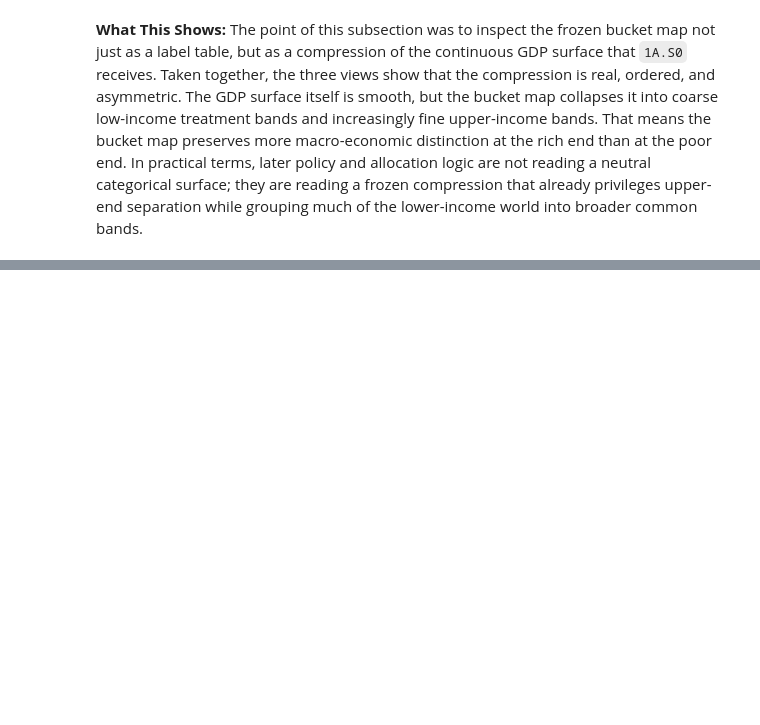
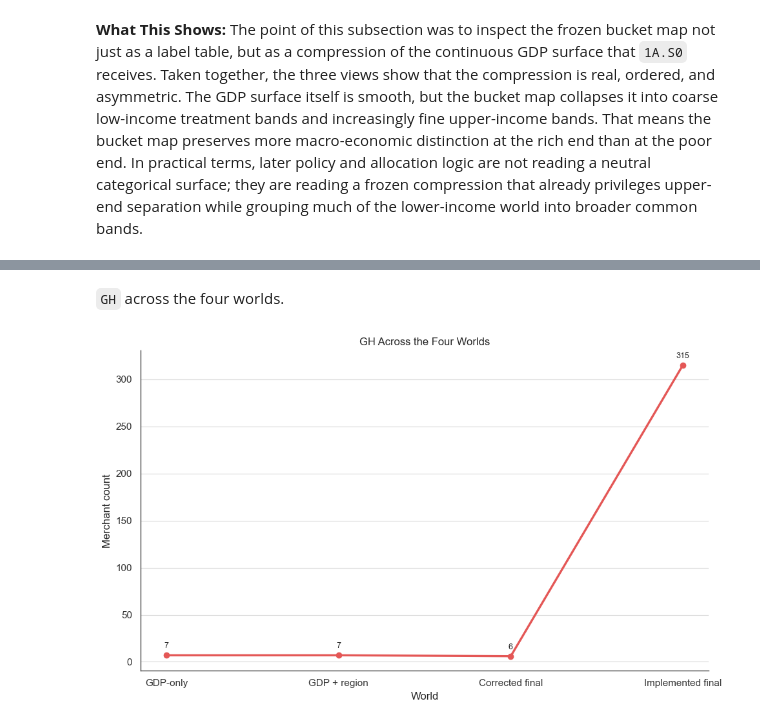
Before and after one commit to EsosaOrumwese/fraud-detection-system, a Jupyter notebook: analysis/dev_full_offline_investigation/00_investigation/notebooks/00_understanding_governed_data_world_p1.ipynb, the cells around one changed output, grey strips where cells are left out. Saved outputs shown, nothing was run; the diff lists cells and outputs as text; code cells hidden in the pictures; blank space fills up the shorter version.

```diff
--- a/analysis/dev_full_offline_investigation/00_investigation/notebooks/00_understanding_governed_data_world_p1.ipynb
+++ b/analysis/dev_full_offline_investigation/00_investigation/notebooks/00_understanding_governed_data_world_p1.ipynb
@@ -1380,0 +1674,21 @@ So the compression is not uniform. It is deliberately coarse at the low end and
+# %% [markdown]
+`GH` across the four worlds.
+# %%
+# Isolate GH because it is the country where the implemented path diverges most visibly from the intended policy worlds.
+gh_row = merchant_allocation_worlds_df.loc[merchant_allocation_worlds_df["iso"] == "GH"].iloc[0]
+gh_worlds = ["GDP-only", "GDP + region", "Corrected final", "Implemented final"]
+gh_values = [gh_row["gdp_only_count"], gh_row["gdp_region_count"], gh_row["corrected_final_count"], gh_row["implemented_final_count"]]
+
+fig, ax = plt.subplots(figsize=(10, 6))
+ax.plot(gh_worlds, gh_values, marker="o", linewidth=2.4, color="#E45756")
+for x, y in zip(gh_worlds, gh_values):
+    ax.annotate(f"{int(y)}", (x, y), textcoords="offset points", xytext=(0, 8), ha="center", fontsize=9)
+
+ax.set_title("GH Across the Four Worlds")
+ax.set_xlabel("World")
+ax.set_ylabel("Merchant count")
+style_axes(ax, grid_x=False, grid_y=True)
+plt.tight_layout()
+plt.show()
+# %% [output]
+[figure, added]
```
Also changed, not shown: parts of 10 cells of this notebook, 2 other files.
